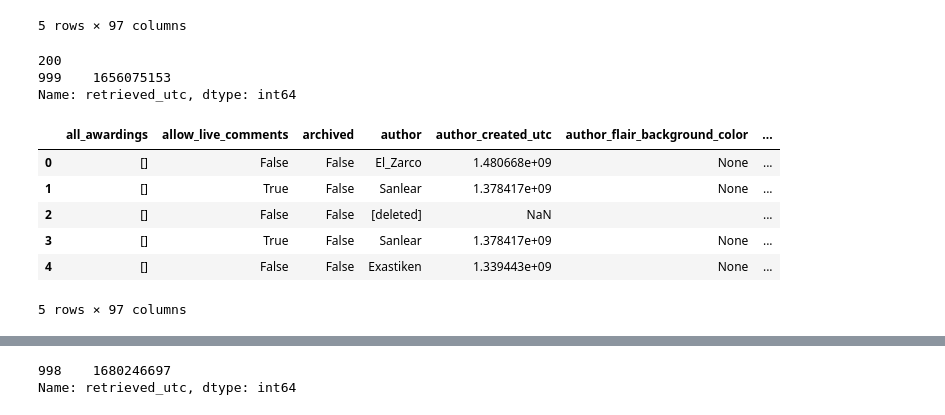
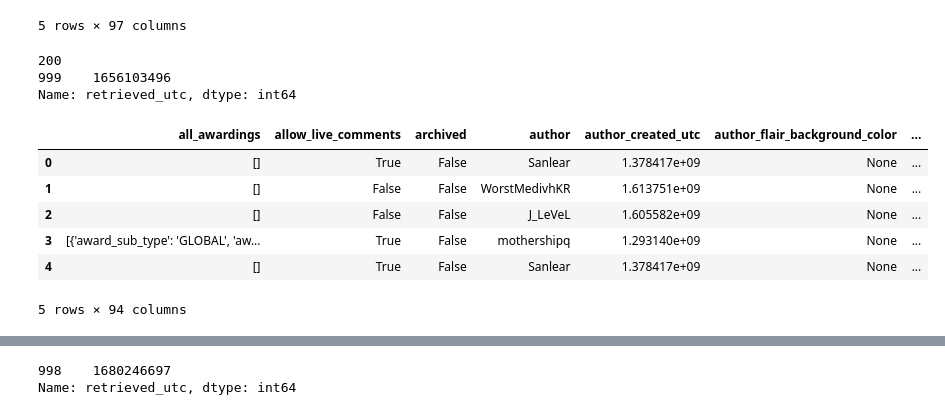
Before and after one commit to drossDS/Humor_Identification_with_NLP, a Jupyter notebook: project-3-ddr.ipynb, the cells around one changed output, grey strips where cells are left out. Saved outputs shown, nothing was run; the diff lists cells and outputs as text; code cells hidden in the pictures.

```diff
--- a/project-3-ddr.ipynb
+++ b/project-3-ddr.ipynb
@@ -1063,30 +1049,30 @@ Name: retrieved_utc, dtype: int64
 # %%
 params = {
     'subreddit': 'TheOnion',
     'size': 1000,
-    'before': list(theonion_2['retrieved_utc'][-1:])[0] # take the UCT integer of your (first....last???) in the dataset to grab the info before that time
+    'before': list(theonion_3['retrieved_utc'][-1:])[0] # take the UCT integer of your (first....last???) in the dataset to grab the info before that time
     #'after': ???? # takes in a UCT integer
 }
 res = requests.get(url, params)
 print(res.status_code)
 res.json()
 
 theonion_4 = res.json()
 theonion_4 = pd.DataFrame(theonion_4['data'])
 print(theonion_4['retrieved_utc'][-1:])
 theonion_4.to_csv('./data/theonion_4.csv')
 theonion_4.head()
 # %% [output]
 200
-999    1656075153
+999    1656103496
 Name: retrieved_utc, dtype: int64
 |  | all_awardings | allow_live_comments | archived | author | author_created_utc | author_flair_background_color | ... |
-| 0 | [] | False | False | El_Zarco | 1.480668e+09 | None | ... |
-| 1 | [] | True | False | Sanlear | 1.378417e+09 | None | ... |
-| 2 | [] | False | False | [deleted] | NaN |  | ... |
-| 3 | [] | True | False | Sanlear | 1.378417e+09 | None | ... |
-| 4 | [] | False | False | Exastiken | 1.339443e+09 | None | ... |
+| 0 | [] | True | False | Sanlear | 1.378417e+09 | None | ... |
+| 1 | [] | False | False | WorstMedivhKR | 1.613751e+09 | None | ... |
+| 2 | [] | False | False | J_LeVeL | 1.605582e+09 | None | ... |
+| 3 | [{'award_sub_type': 'GLOBAL', 'aw... | True | False | mothershipq | 1.293140e+09 | None | ... |
+| 4 | [] | True | False | Sanlear | 1.378417e+09 | None | ... |
-5 rows × 97 columns
+5 rows × 94 columns
 # %%
 params = {
     'subreddit': 'TheOnion',
```
Also changed, not shown: parts of 4 cells of this notebook, 3 other files.
